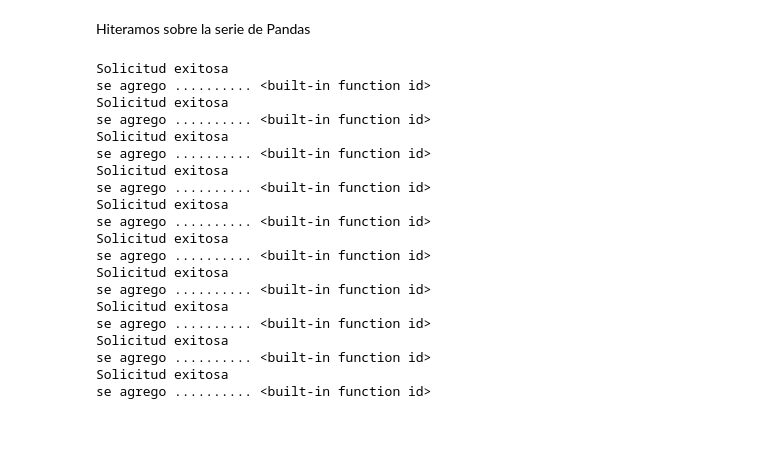
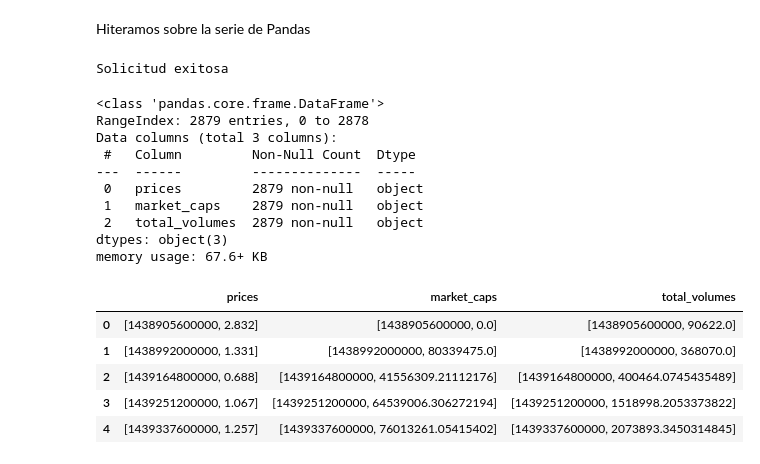
Before and after one commit to CuevaTomasArg/EntregaFinal_TomasCueva_DATENG_51935, a Jupyter notebook: entrega1/api_criptos.ipynb, the cells around one changed output. Drawn from its saved outputs; the diff is of its cells as text; code cells hidden in the pictures; blank space fills up the shorter version.

```diff
--- a/entrega1/api_criptos.ipynb
+++ b/entrega1/api_criptos.ipynb
@@ -185,34 +185,3 @@ def get_market_chart(id):
         return exception
 # %% [markdown]
 Hiteramos sobre la serie de Pandas
-# %%
-historical_per_id = {
-    "id" : [],
-    "Historical" : []
-}
-
-for elem in serie_ids:
-    historical_per_id['id'].append(elem)
-    historical_per_id['Historical'].append(get_market_chart(elem))
-    print(f"se agrego .......... {id}")
-# %% [output]
-Solicitud exitosa
-se agrego .......... <built-in function id>
-Solicitud exitosa
-se agrego .......... <built-in function id>
-Solicitud exitosa
-se agrego .......... <built-in function id>
-Solicitud exitosa
-se agrego .......... <built-in function id>
-Solicitud exitosa
-se agrego .......... <built-in function id>
-Solicitud exitosa
-se agrego .......... <built-in function id>
-Solicitud exitosa
-se agrego .......... <built-in function id>
-Solicitud exitosa
-se agrego .......... <built-in function id>
-Solicitud exitosa
-se agrego .......... <built-in function id>
-Solicitud exitosa
-se agrego .......... <built-in function id>
@@ -222,0 +188,25 @@ df_historical_coins.to_json('./DB/coins_market_chart.json')
+# %%
+df_ethereum = get_market_chart("ethereum")
+# %% [output]
+Solicitud exitosa
+# %%
+df_ethereum = pd.DataFrame(df_ethereum)
+df_ethereum.info()
+df_ethereum.head(5)
+# %% [output]
+<class 'pandas.core.frame.DataFrame'>
+RangeIndex: 2879 entries, 0 to 2878
+Data columns (total 3 columns):
+ #   Column         Non-Null Count  Dtype
+---  ------         --------------  -----
+ 0   prices         2879 non-null   object
+ 1   market_caps    2879 non-null   object
+ 2   total_volumes  2879 non-null   object
+dtypes: object(3)
+memory usage: 67.6+ KB
+|  | prices | market_caps | total_volumes |
+| 0 | [1438905600000, 2.832] | [1438905600000, 0.0] | [1438905600000, 90622.0] |
+| 1 | [1438992000000, 1.331] | [1438992000000, 80339475.0] | [1438992000000, 368070.0] |
+| 2 | [1439164800000, 0.688] | [1439164800000, 41556309.21112176] | [1439164800000, 400464.0745435489] |
+| 3 | [1439251200000, 1.067] | [1439251200000, 64539006.306272194] | [1439251200000, 1518998.2053373822] |
+| 4 | [1439337600000, 1.257] | [1439337600000, 76013261.05415402] | [1439337600000, 2073893.3450314845] |
```
Also changed, not shown: parts of 6 cells of this notebook, 16 other files.
